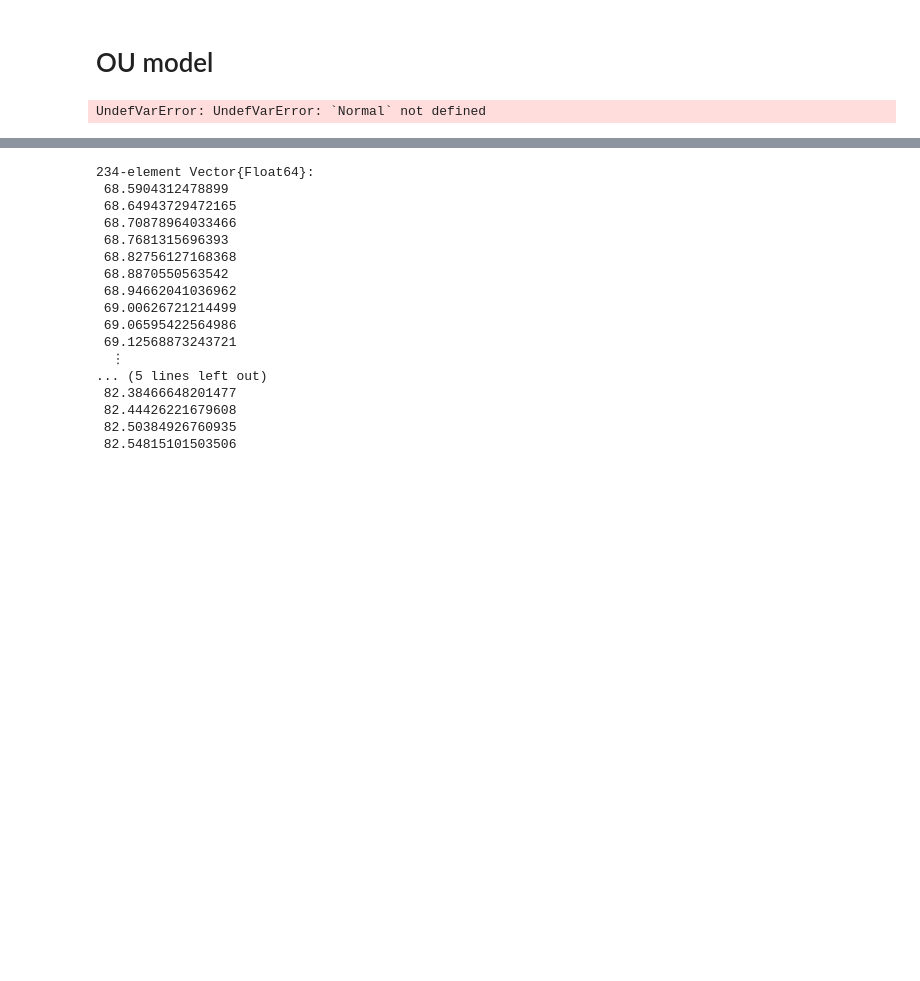
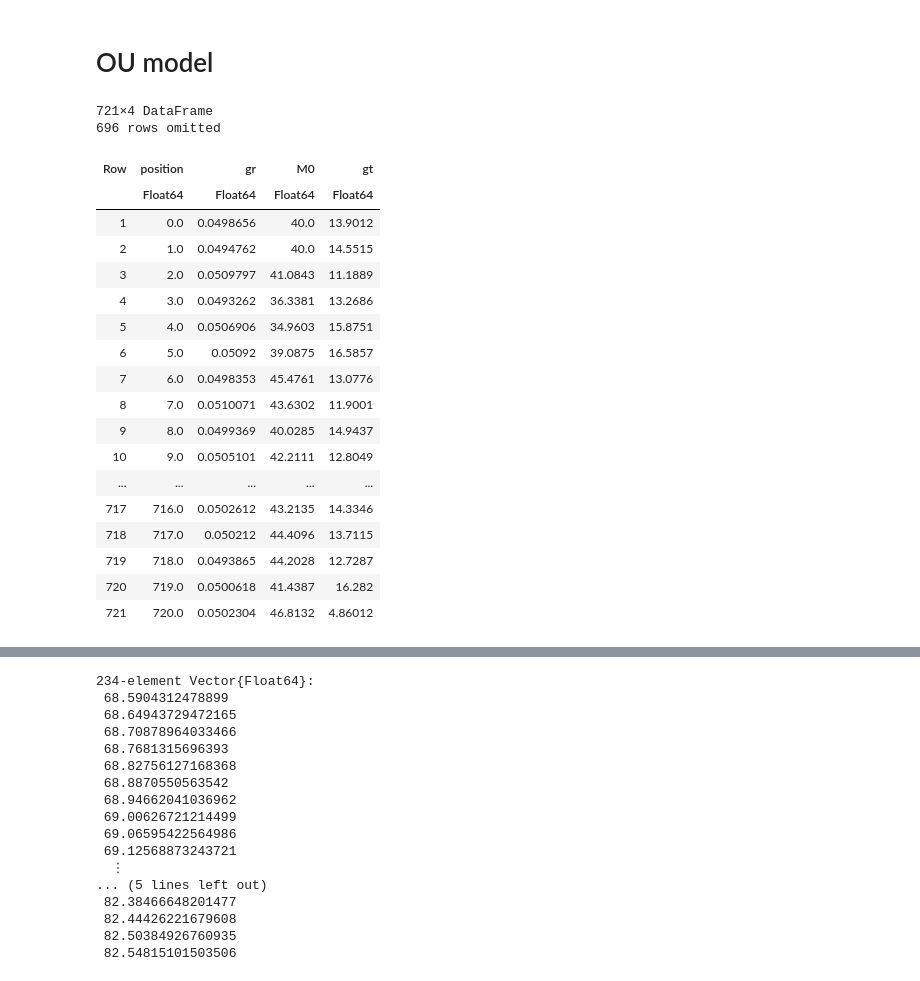
Before and after one commit to elevien/L1210, a Jupyter notebook: src/notebooks/simulations_examples.ipynb, the cells around one changed output, grey strips where cells are left out. Cells and saved outputs as stored; diff of their text form; code cells hidden in the pictures; blank space fills up the shorter version.

```diff
--- a/src/notebooks/simulations_examples.ipynb
+++ b/src/notebooks/simulations_examples.ipynb
@@ -11,33 +11,53 @@ lineages = unique(data.lineage);
 # %%
 # generate data
 λ0 = 0.05
 init = [40,λ0,80,0]
 σ_gr = sqrt(1.32e-7)
 τ = 10
 D = σ_gr^2/τ
+σDS = 0.001
 
 Δ = 40
 σM = sqrt(40)
-θ = [Δ,τ,λ0,D,σM]
+θ = [Δ,σDS,τ,λ0,D,σM]
 prob,callback = build_model(θ,init,(0,10000))
 sol = solve(prob,callback = callback)
 u = hcat(sol.u...)';
 
 # put in dataframe
 df = DataFrame(u,["M","λ","Mf","position"])
 df[:,"time"] = sol.t;
 positions = unique(df.position)
 df[:,:age] = vcat([df[df.position .==p,:time] .- df[df.position .==p,:time][1]
 for p in positions]...)
 df[:,:age_normed] = vcat([df[df.position .==p,:age]./df[df.position .==p,:age][end]
 for p in positions]...);
 df[:,:age_rounded] = round.(df[:,:age_normed],digits=1);
 df
 
 df_cells = combine(groupby(df,:position),:λ=>mean=>:gr,:M=>(x->x[1])=>:M0,:time=>(x->x[end]-x[1])=>:gt)
 df_cells[df_cells.gt .> 0,:]
 # %% [output]
-UndefVarError: UndefVarError: `Normal` not defined
+721×4 DataFrame
+696 rows omitted
+| Row | position | gr | M0 | gt |
+|  | Float64 | Float64 | Float64 | Float64 |
+| 1 | 0.0 | 0.0498656 | 40.0 | 13.9012 |
+| 2 | 1.0 | 0.0494762 | 40.0 | 14.5515 |
+| 3 | 2.0 | 0.0509797 | 41.0843 | 11.1889 |
+| 4 | 3.0 | 0.0493262 | 36.3381 | 13.2686 |
+| 5 | 4.0 | 0.0506906 | 34.9603 | 15.8751 |
+| 6 | 5.0 | 0.05092 | 39.0875 | 16.5857 |
+| 7 | 6.0 | 0.0498353 | 45.4761 | 13.0776 |
+| 8 | 7.0 | 0.0510071 | 43.6302 | 11.9001 |
+| 9 | 8.0 | 0.0499369 | 40.0285 | 14.9437 |
+| 10 | 9.0 | 0.0505101 | 42.2111 | 12.8049 |
+| ... | ... | ... | ... | ... |
+| 717 | 716.0 | 0.0502612 | 43.2135 | 14.3346 |
+| 718 | 717.0 | 0.050212 | 44.4096 | 13.7115 |
+| 719 | 718.0 | 0.0493865 | 44.2028 | 12.7287 |
+| 720 | 719.0 | 0.0500618 | 41.4387 | 16.282 |
+| 721 | 720.0 | 0.0502304 | 46.8132 | 4.86012 |
 # %%
 fig, ax = subplots(figsize=(5,2))
 # for p in unique(df.position)
```
Also changed, not shown: parts of 5 cells of this notebook, 7 other files.
